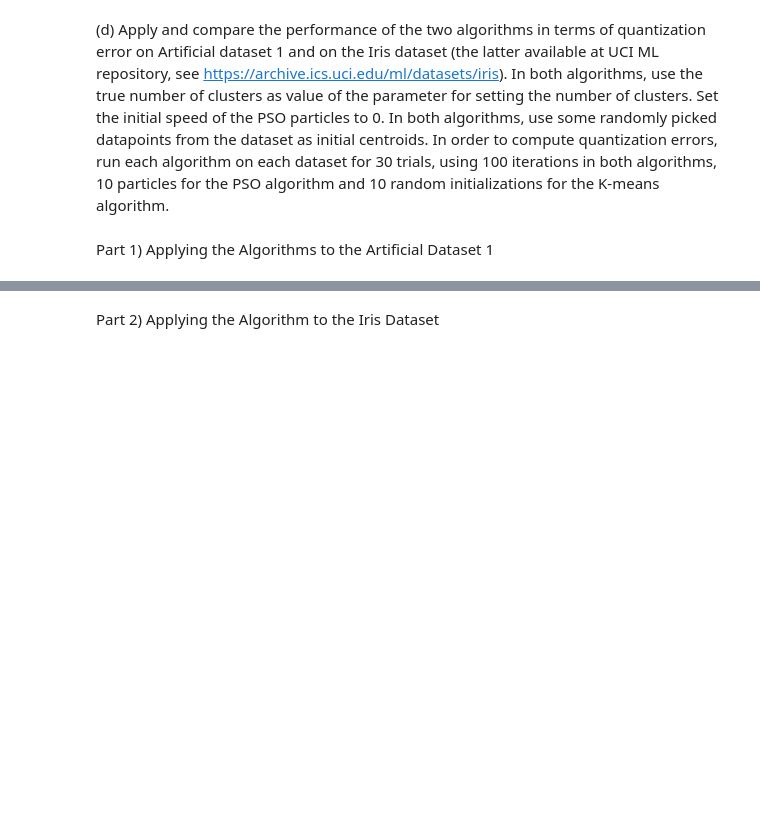
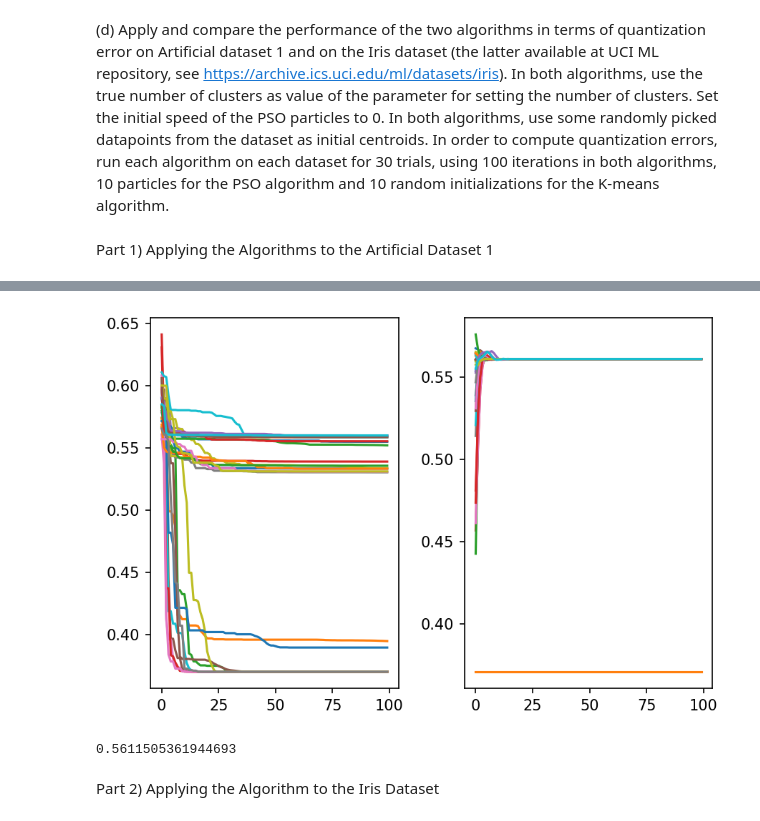
Before and after one commit to JanSchering/natural_computing, a Jupyter notebook: assignment_2/Ex3.ipynb, the cells around one changed output, grey strips where cells are left out. Saved outputs shown, nothing was run; the diff lists cells and outputs as text; code cells hidden in the pictures; blank space fills up the shorter version.

Commit message:
Ex3 current

```diff
--- a/assignment_2/Ex3.ipynb
+++ b/assignment_2/Ex3.ipynb
@@ -267,7 +274,9 @@ def K_Means(K:int, dataset:np.ndarray, iters:int, num_inits:int) -> np.ndarray:
     num_datapoints, num_dimensions = dataset.shape
     best = np.zeros([K, num_dimensions])
     best_f = float("inf")
+    fitness_history = []
     for i in range(num_inits):
+        current_history = []
         # Randomly initialize a set of cluster centroids
         indices = np.random.randint(num_datapoints, size=K)
         clusters = dataset[indices, :]
@@ -294,13 +303,15 @@ def K_Means(K:int, dataset:np.ndarray, iters:int, num_inits:int) -> np.ndarray:
                 cluster_points = dataset[boolean_mask]
                 # Update the cluster centroid using the average of all assigned datapoints
                 clusters[cluster_idx] = np.average(cluster_points, axis=0)
+            current_history.append(calc_fitness(np.array(assignments), dataset, clusters))
         # Use the final assignments and centroids to calculate the fitness of the iteration
-        current_f = calc_fitness(assignments, dataset, clusters)
+        current_f = calc_fitness(np.array(assignments), dataset, clusters)
         # If the iteration produced better results than the previous, replace the global best with the current
         if  current_f < best_f:
             best_f = current_f
             best = clusters.copy()
-    return best, best_f
+            fitness_history = current_history
+    return best, best_f, fitness_history
 # %% [markdown]
 (c) Generate Artificial dataset 1 using the description given in the above mentioned
 paper.
@@ -365,3 +429,40 @@ k_means_PSO(K, num_dimensions, dataset, pop_size, iterations, omega, alpha1, alp
+# %%
+# Set Hyperparameters as described
+K = 2
+iterations = 100
+pop_size = 10
+trials = 30
+num_inits = 10
+
+omega = 0.72
+alpha1 = alpha2 = 1.49
+
+dataset = np.random.uniform(-1,1,[400,2])
+_, num_dimensions = dataset.shape
+
+fig, axs = plt.subplots(1,2, facecolor="w")
+
+# Run the 30 trials and plot the results
+for i in range(trials):
+    best, best_f, fitness_history = k_means_PSO(K, num_dimensions, dataset, pop_size, iterations, omega, alpha1, alpha2)
+    axs[0].plot(np.arange(iterations), fitness_history, label=f"Trial {i+1}")
+    best, best_f, fitness_history = K_Means(K, dataset, iterations, num_inits)
+    axs[1].plot(np.arange(iterations), fitness_history, label=f"Trial {i+1}")
+
+axs[0].legend(loc="best")
+axs[1].legend(loc="best")
+fig.tight_layout()
+fig.set_dpi(150)
+# %% [output]
+[figure, added]
+# %%
+# Compare results with reference implementation
+kmeans = cluster.KMeans(n_clusters=K, n_init=num_inits, max_iter=iterations, init="random", algorithm="full").fit(dataset)
+assignments = kmeans.predict(dataset)
+fitness = calc_fitness(assignments, dataset, kmeans.cluster_centers_)
+print(fitness)
+# %% [output]
+0.5611505361944693
 # %% [markdown]
 Part 2) Applying the Algorithm to the Iris Dataset
 # %%
```
Also changed, not shown: parts of 7 cells of this notebook.
